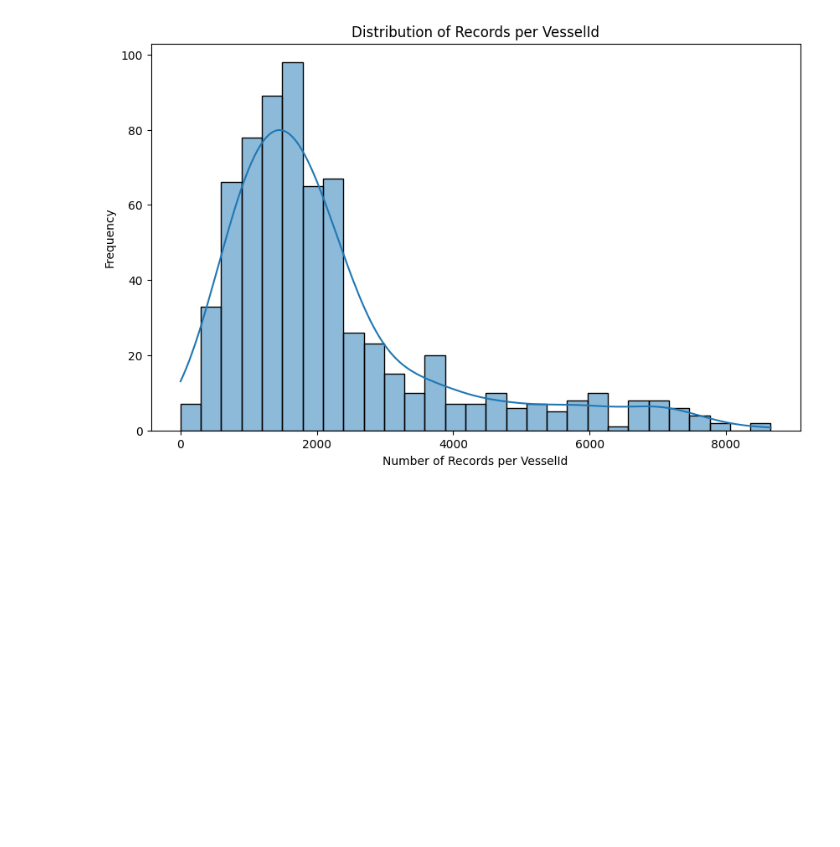
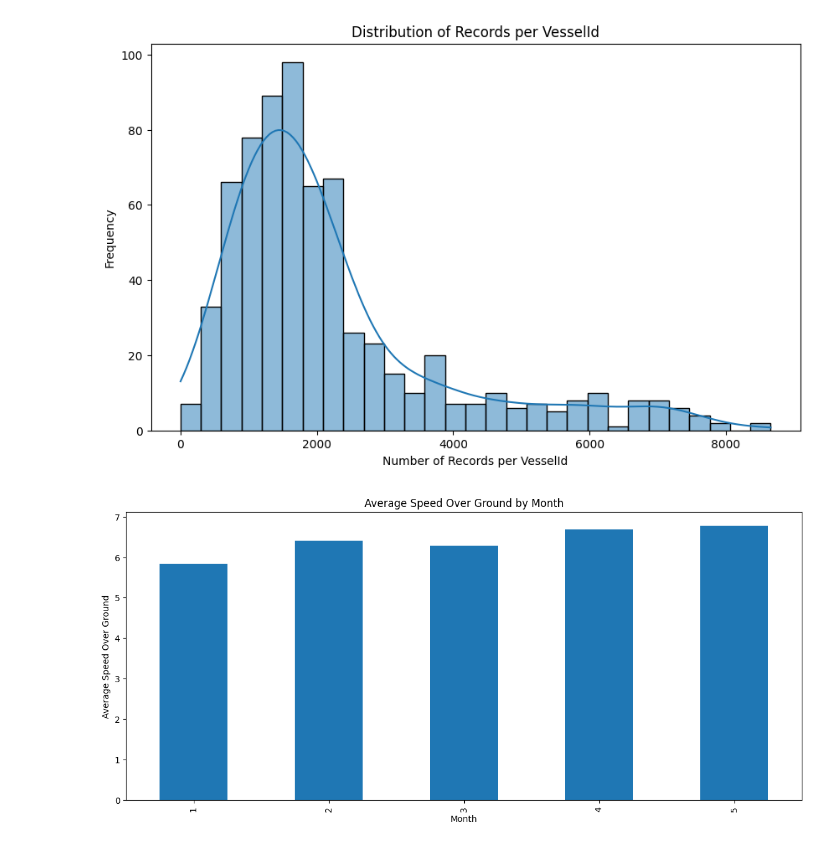
Before and after one commit to iverri/ML-Group-Project, a Jupyter notebook: src/data_analisys.ipynb, the cells around one changed output. Saved outputs shown, nothing was run; the diff lists cells and outputs as text; code cells hidden in the pictures; blank space fills up the shorter version.

```diff
--- a/src/data_analisys.ipynb
+++ b/src/data_analisys.ipynb
@@ -150,3 +150,18 @@ vesselId
 61e9f45cb937134a3c4c022b    196
 dtype: int64
 [figure]
+# %%
+# sog distributed by month
+# Extracting the month from the 'time' column
+ais_train['time'] = pd.to_datetime(ais_train['time'], errors='coerce')
+ais_train['month'] = ais_train['time'].dt.month
+
+cog_by_month = ais_train.groupby('month')['sog'].mean()
+plt.figure(figsize=(14, 6))
+cog_by_month.plot(kind='bar')
+plt.title('Average Speed Over Ground by Month')
+plt.xlabel('Month')
+plt.ylabel('Average Speed Over Ground')
+plt.show()
+# %% [output]
+[figure, added]
```
Also changed, not shown: parts of 2 cells of this notebook, 15 other files.
